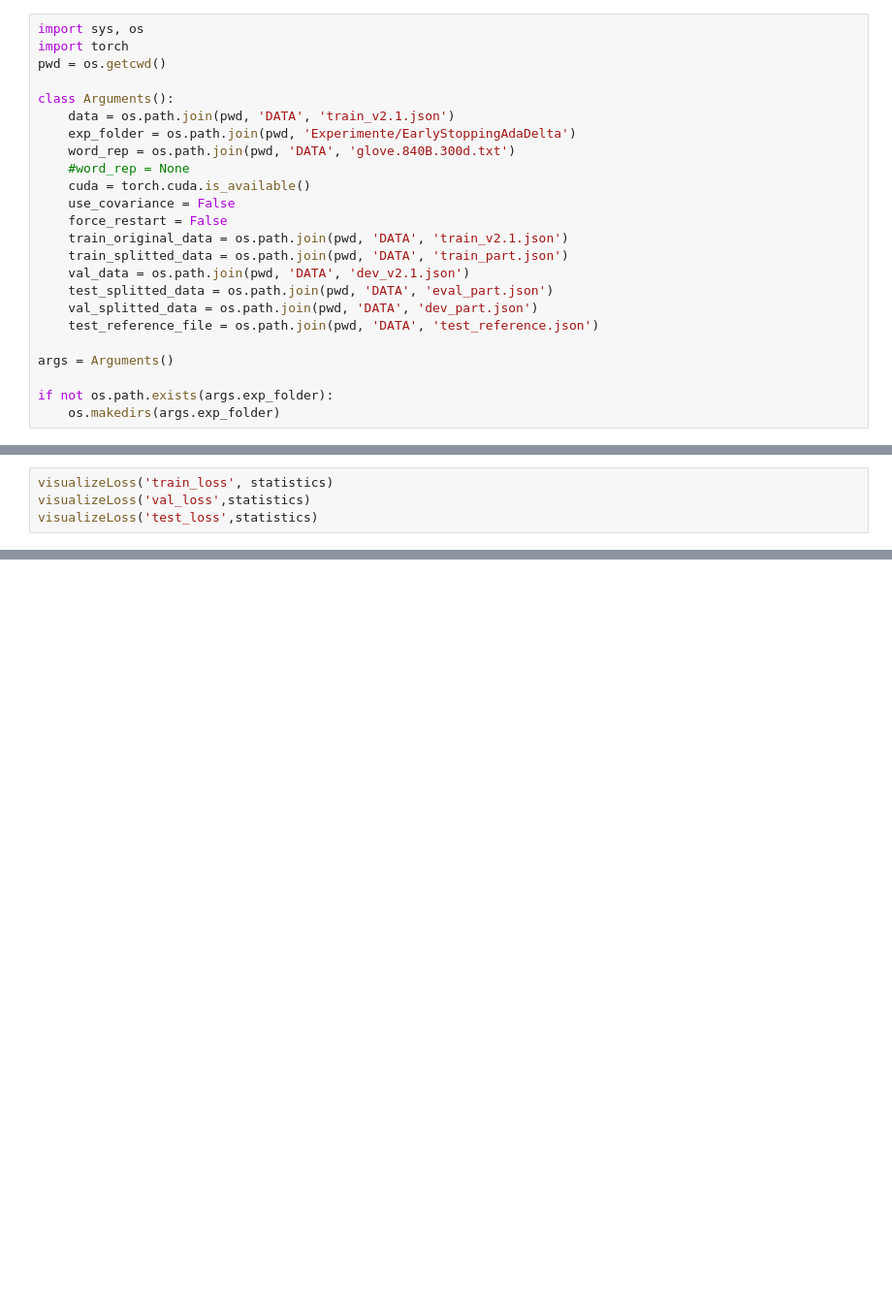
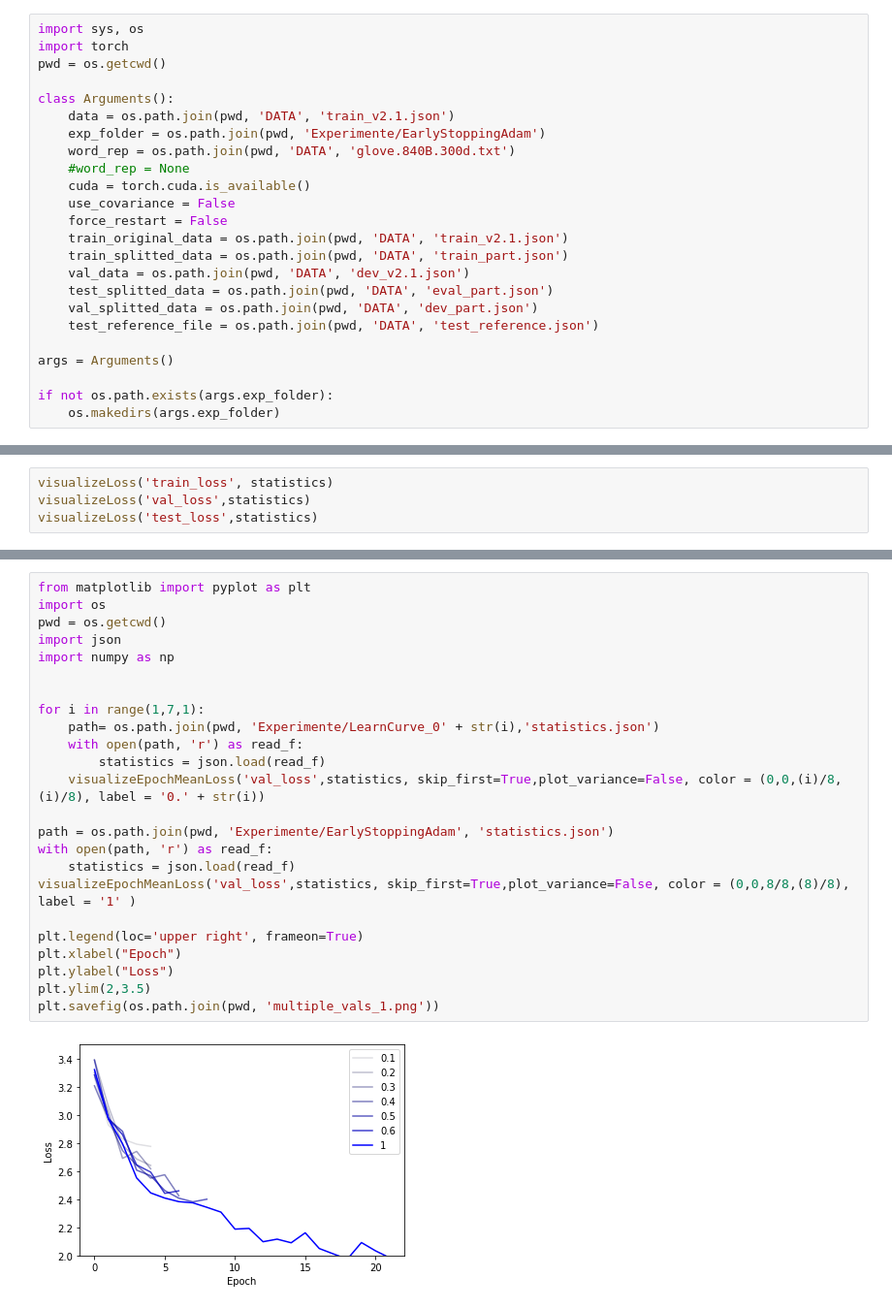
Before and after one commit to JulianLoewe/MSMARCO-Question-Answering, a Jupyter notebook: PytorchLightningWrapper.ipynb, the cells around one changed output, grey strips where cells are left out. Shown at 97% size. Drawn from its saved outputs; the diff is of its cells as text; blank space fills up the shorter version.

```diff
--- a/PytorchLightningWrapper.ipynb
+++ b/PytorchLightningWrapper.ipynb
@@ -14,7 +14,7 @@ pwd = os.getcwd()
 
 class Arguments():
     data = os.path.join(pwd, 'DATA', 'train_v2.1.json')
-    exp_folder = os.path.join(pwd, 'Experimente/EarlyStoppingAdaDelta')
+    exp_folder = os.path.join(pwd, 'Experimente/EarlyStoppingAdam')
     word_rep = os.path.join(pwd, 'DATA', 'glove.840B.300d.txt')
     #word_rep = None
     cuda = torch.cuda.is_available()
@@ -610,0 +625,26 @@ visualizeLoss('test_loss',statistics)
+# %%
+from matplotlib import pyplot as plt
+import os
+pwd = os.getcwd()
+import json
+import numpy as np
+
+
+for i in range(1,7,1):
+    path= os.path.join(pwd, 'Experimente/LearnCurve_0' + str(i),'statistics.json')
+    with open(path, 'r') as read_f:
+        statistics = json.load(read_f)
+    visualizeEpochMeanLoss('val_loss',statistics, skip_first=True,plot_variance=False, color = (0,0,(i)/8,(i)/8), label = '0.' + str(i))
+
+path = os.path.join(pwd, 'Experimente/EarlyStoppingAdam', 'statistics.json')
+with open(path, 'r') as read_f:
+    statistics = json.load(read_f)
+visualizeEpochMeanLoss('val_loss',statistics, skip_first=True,plot_variance=False, color = (0,0,8/8,(8)/8), label = '1' )
+
+plt.legend(loc='upper right', frameon=True)
+plt.xlabel("Epoch")
+plt.ylabel("Loss")
+plt.ylim(2,3.5)
+plt.savefig(os.path.join(pwd, 'multiple_vals_1.png'))
+# %% [output]
+[figure, added]
```
Also changed, not shown: parts of 12 cells of this notebook.
